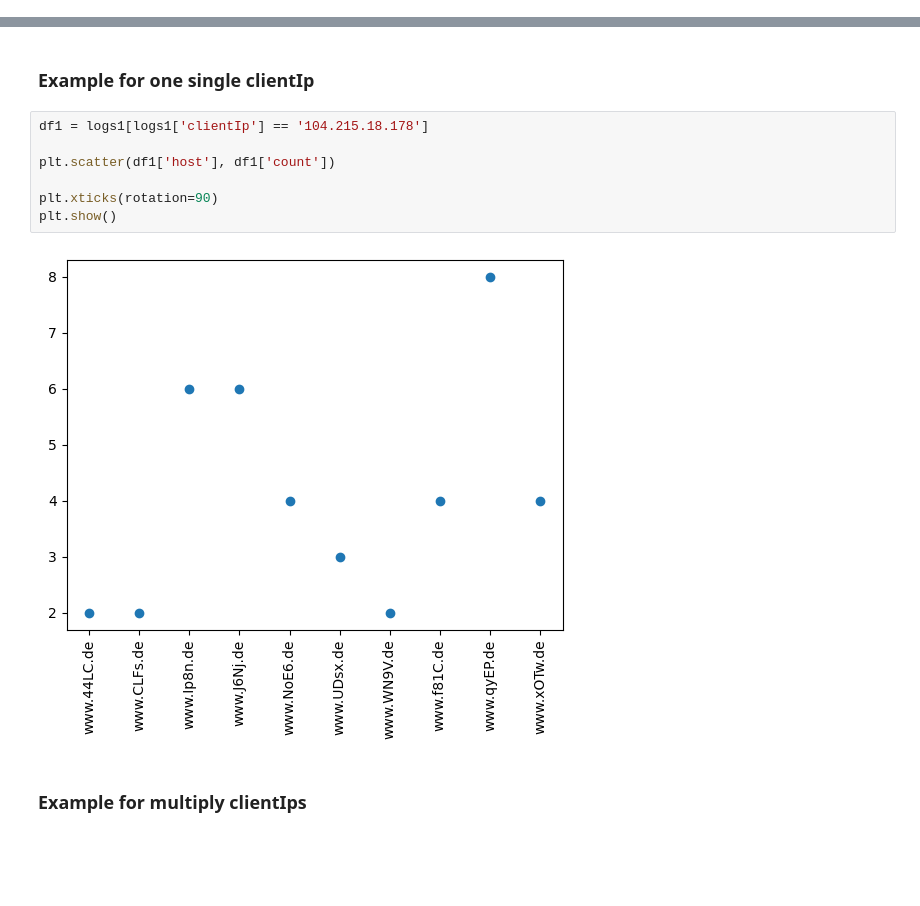
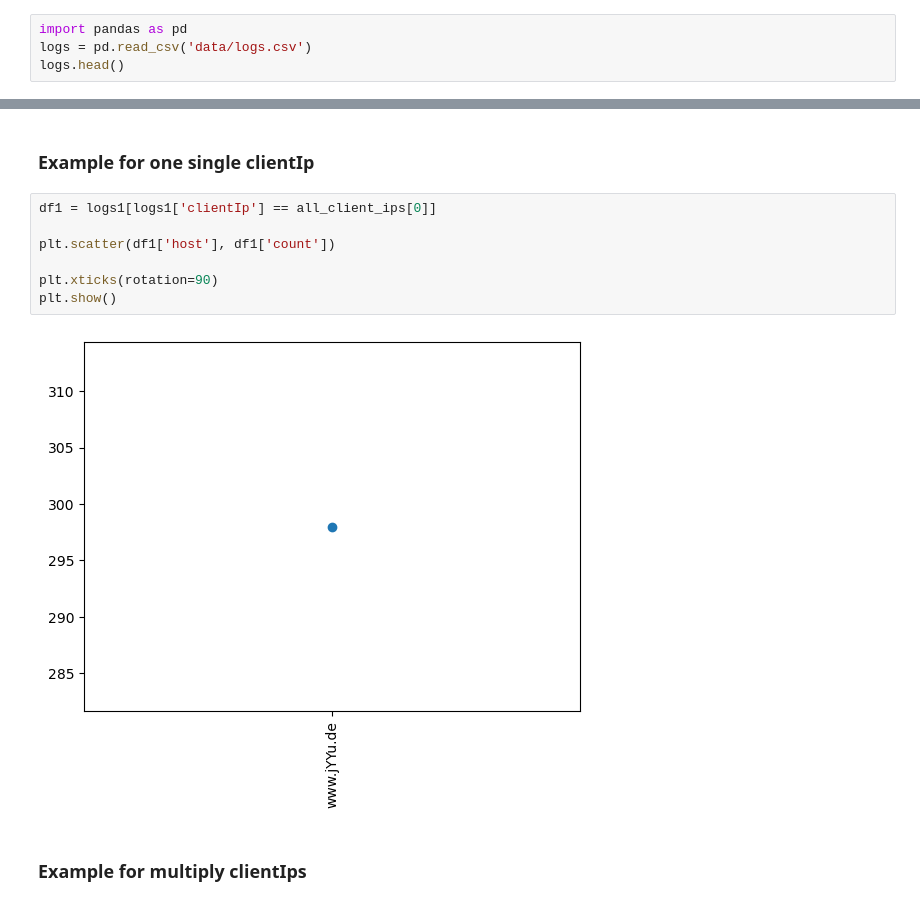
Before and after one commit to Olaf4000/IsolationForest, a Jupyter notebook: visualisation.ipynb, the cells around one changed output, grey strips where cells are left out. Drawn from its saved outputs; the diff is of its cells as text; blank space fills up the shorter version.

```diff
--- a/visualisation.ipynb
+++ b/visualisation.ipynb
@@ -34,0 +30,4 @@ logs.head()
+# %%
+import pandas as pd
+logs = pd.read_csv('data/logs.csv')
+logs.head()
@@ -59,14 +65,14 @@ logs1
 # %% [markdown]
 ### Example for one single clientIp
 # %%
-df1 = logs1[logs1['clientIp'] == '104.215.18.178']
+df1 = logs1[logs1['clientIp'] == all_client_ips[0]]
 
 plt.scatter(df1['host'], df1['count'])
 
 plt.xticks(rotation=90)
 plt.show()
 # %% [output]
-[figure, old version]
+[figure, new version]
 # %% [markdown]
 ### Example for multiply clientIps
 # %%
```
Also changed, not shown: parts of 13 cells of this notebook, 5 other files.
